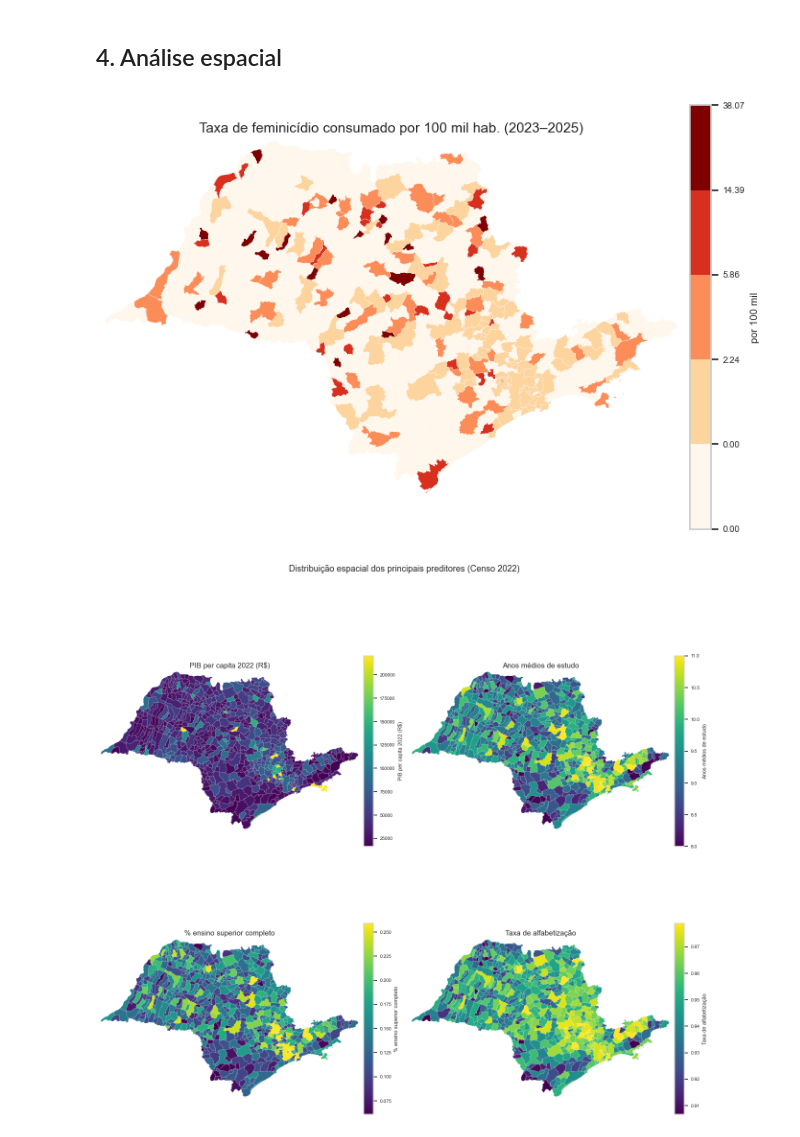
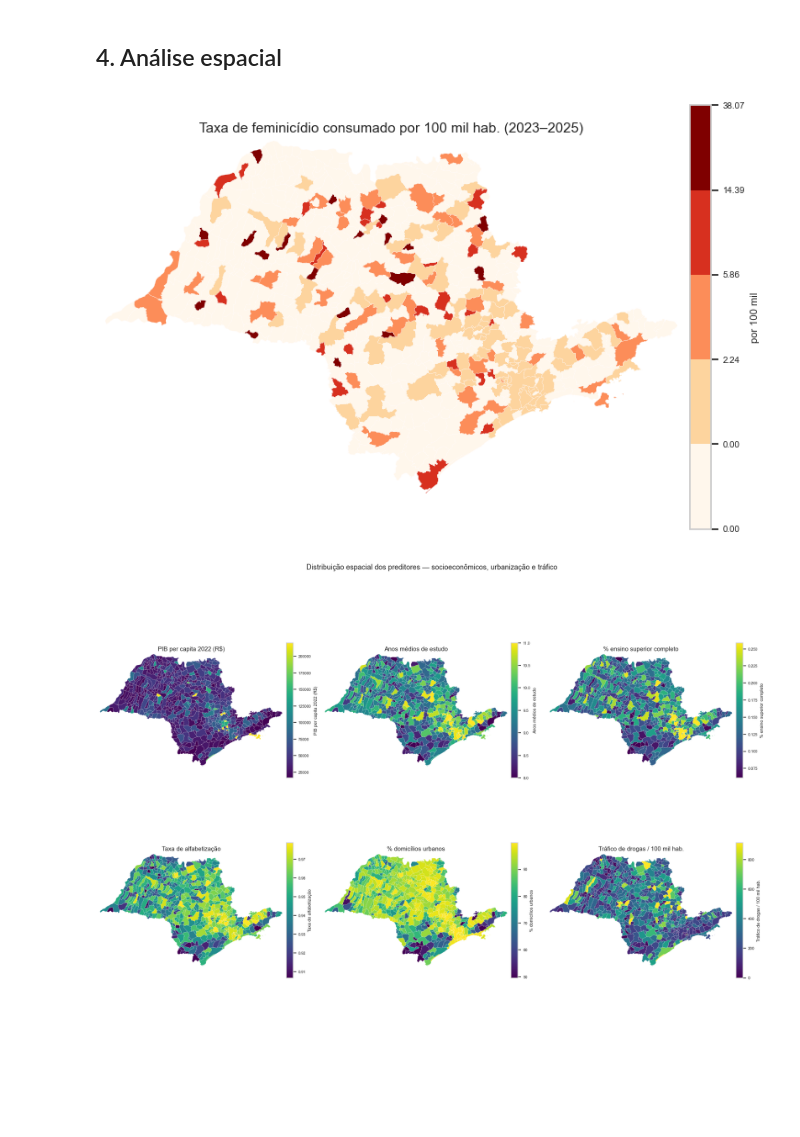
Before and after one commit to felipeal15/Insper_Data-Consilium, a Jupyter notebook: final/analise_final.ipynb, the cells around one changed output. Saved outputs shown, nothing was run; the diff lists cells and outputs as text; code cells hidden in the pictures; blank space fills up the shorter version.

```diff
--- a/final/analise_final.ipynb
+++ b/final/analise_final.ipynb
@@ -165,19 +184,29 @@ from matplotlib.patches import Polygon as MplPoly
 from matplotlib.collections import PatchCollection
 sns.set_theme(style="whitegrid", context="notebook")
 
-PRED = ["pib_per_capita_2022", "taxa_alfabetizacao", "anos_medios_estudo",
-        "pct_ensino_medio", "pct_ensino_superior"]
+# Preditores fixos no município (Censo 2022) + os de contexto adicionados na Fase 1.
+PRED_FIX = ["pib_per_capita_2022", "taxa_alfabetizacao", "anos_medios_estudo",
+            "pct_ensino_medio", "pct_ensino_superior",
+            "taxa_urbanizacao_pct", "taxa_saneamento_basico_pct"]
+# tráfico VARIA no tempo -> tratado à parte (agregado como o desfecho).
+PRED = PRED_FIX + ["taxa_trafico_drogas_100k"]
 ROTULO = {"pib_per_capita_2022": "PIB per capita 2022 (R$)", "taxa_alfabetizacao": "Taxa de alfabetização",
           "anos_medios_estudo": "Anos médios de estudo", "pct_ensino_medio": "% ensino médio completo+",
-          "pct_ensino_superior": "% ensino superior completo"}
+          "pct_ensino_superior": "% ensino superior completo",
+          "taxa_urbanizacao_pct": "% domicílios urbanos", "taxa_saneamento_basico_pct": "% domic. c/ rede de água",
+          "taxa_trafico_drogas_100k": "Tráfico de drogas / 100 mil hab."}
 
 # cross-section: consumados agregados em 2023-2025 (exclui 2022 = artefato)
-sub = painel[painel["ano"].isin([2023, 2024, 2025])]
+sub = painel[painel["ano"].isin([2023, 2024, 2025])].copy()
+# tráfico é taxa anual; reconstruímos a contagem p/ agregar pela MESMA receita do desfecho
+sub["n_trafico"] = (sub["taxa_trafico_drogas_100k"] / 1e5 * sub["populacao"]).round()
 cs = (sub.groupby(["id_municipio", "municipio"])
          .agg(n_consumado=("n_consumado", "sum"), pop_media=("populacao", "mean"),
-              **{p: (p, "first") for p in PRED})
+              n_trafico=("n_trafico", "sum"),
+              **{p: (p, "first") for p in PRED_FIX})
          .reset_index())
 cs["taxa_consumado_100k"] = cs["n_consumado"] / cs["pop_media"] * 1e5
+cs["taxa_trafico_drogas_100k"] = cs["n_trafico"] / cs["pop_media"] * 1e5
 Y = "taxa_consumado_100k"
 print("cross-section:", cs.shape)
 cs.head()
@@ -231,7 +260,7 @@ Municípios com >=1 consumado (2023-2025): 185
 def spearman(a, b):
     return pd.concat([a, b], axis=1).rank().corr().iloc[0, 1]
 
-fig, axes = plt.subplots(2, 3, figsize=(15, 9)); axes = axes.ravel()
+fig, axes = plt.subplots(3, 3, figsize=(15, 13)); axes = axes.ravel()
 linhas = []
 for i, p in enumerate(PRED):
     r_p = cs[p].corr(cs[Y]); r_s = spearman(cs[p], cs[Y]); linhas.append((ROTULO[p], r_p, r_s))
@@ -253,6 +285,6 @@ pd.DataFrame(linhas, columns=["preditor", "Pearson", "Spearman"]).round(3)
 # %%
 # quartis: média (inflada por outliers) vs mediana (carrega o sinal)
-fig, axes = plt.subplots(2, 3, figsize=(15, 8)); axes = axes.ravel()
+fig, axes = plt.subplots(3, 3, figsize=(15, 12)); axes = axes.ravel()
 for i, p in enumerate(PRED):
     q = pd.qcut(cs[p], 4, labels=["Q1", "Q2", "Q3", "Q4"], duplicates="drop")
     g = cs.groupby(q, observed=True)[Y].agg(["mean", "median"])
@@ -270,7 +304,7 @@ plt.tight_layout(); plt.show()
 ## 3. Multicolinearidade entre preditores
 # %%
 cm = cs[PRED].corr()
-fig, ax = plt.subplots(figsize=(7.5, 6))
+fig, ax = plt.subplots(figsize=(9.5, 8))
 sns.heatmap(cm, annot=True, fmt=".2f", cmap="RdBu_r", vmin=-1, vmax=1, square=True,
             xticklabels=[ROTULO[p] for p in PRED], yticklabels=[ROTULO[p] for p in PRED], ax=ax)
 ax.set_title("Correlação entre preditores"); plt.tight_layout(); plt.show()
@@ -287,6 +321,8 @@ def vif(df, cols):
         out[c] = round(1 / (1 - r2), 2)
     return pd.Series(out)
 
-print("\nVIF — todos os 5:");                              print(vif(cs, PRED).to_string())
-print("\nVIF — {pib, alfabetização, anos de estudo}:");   print(vif(cs, ["pib_per_capita_2022", "taxa_alfabetizacao", "anos_medios_estudo"]).to_string())
+print("\nVIF - todos os 8:");                                    print(vif(cs, PRED).to_string())
+print("\nVIF - nucleo {pib, alfabetizacao, anos de estudo}:");   print(vif(cs, ["pib_per_capita_2022", "taxa_alfabetizacao", "anos_medios_estudo"]).to_string())
+print("\nVIF - recomendado + contexto (pib, alfab., anos estudo, urbanizacao, trafico):")
+print(vif(cs, ["pib_per_capita_2022", "taxa_alfabetizacao", "anos_medios_estudo", "taxa_urbanizacao_pct", "taxa_trafico_drogas_100k"]).to_string())
 # %% [output]
@@ -335,35 +377,36 @@ def rings(geom):
 def choropleth(ax, vbi, title, cmap="viridis", boundaries=None, label=""):
     patches, data = [], []; bb = [1e9, 1e9, -1e9, -1e9]
     for code, geom in geom_by_code.items():
         v = vbi.get(code, np.nan)
         for ring in rings(geom):
             patches.append(MplPoly(ring, closed=True)); data.append(v)
             bb = [min(bb[0], ring[:, 0].min()), min(bb[1], ring[:, 1].min()),
                   max(bb[2], ring[:, 0].max()), max(bb[3], ring[:, 1].max())]
     data = np.asarray(data, float)
     if boundaries is not None:
         cmap_o = plt.get_cmap(cmap, len(boundaries) - 1); norm = mcolors.BoundaryNorm(boundaries, cmap_o.N)
     else:
         cmap_o = plt.get_cmap(cmap); norm = mcolors.Normalize(np.nanpercentile(data, 2), np.nanpercentile(data, 98))
     pc = PatchCollection(patches, cmap=cmap_o, norm=norm, edgecolor="white", linewidth=.12); pc.set_array(data)
     ax.add_collection(pc); ax.set_xlim(bb[0], bb[2]); ax.set_ylim(bb[1], bb[3])
     ax.set_aspect("equal"); ax.axis("off"); ax.set_title(title, fontsize=11)
     cb = plt.colorbar(pc, ax=ax, fraction=.035, pad=.02); cb.set_label(label, fontsize=8); cb.ax.tick_params(labelsize=7)
 
 # desfecho: cinza claro = sem consumado; positivos em quartis (OrRd)
 t = cs.set_index("id_municipio")[Y]; pos = t[t > 0]
 bnd = sorted(set([0, 1e-9, pos.quantile(.5), pos.quantile(.75), pos.quantile(.9), float(t.max()) * 1.001]))
 fig, ax = plt.subplots(figsize=(8.5, 8.5))
 choropleth(ax, t.to_dict(), "Taxa de feminicídio consumado por 100 mil hab. (2023–2025)", cmap="OrRd", boundaries=bnd, label="por 100 mil")
 plt.show()
 
-maps = ["pib_per_capita_2022", "anos_medios_estudo", "pct_ensino_superior", "taxa_alfabetizacao"]
-fig, axes = plt.subplots(2, 2, figsize=(13, 13)); axes = axes.ravel()
+maps = ["pib_per_capita_2022", "anos_medios_estudo", "pct_ensino_superior",
+        "taxa_alfabetizacao", "taxa_urbanizacao_pct", "taxa_trafico_drogas_100k"]
+fig, axes = plt.subplots(2, 3, figsize=(17, 12)); axes = axes.ravel()
 for i, p in enumerate(maps):
     choropleth(axes[i], cs.set_index("id_municipio")[p].to_dict(), ROTULO[p], cmap="viridis", label=ROTULO[p])
-plt.suptitle("Distribuição espacial dos principais preditores (Censo 2022)", y=1.0, fontsize=13)
+plt.suptitle("Distribuição espacial dos preditores — socioeconômicos, urbanização e tráfico", y=1.0, fontsize=13)
 plt.tight_layout(); plt.show()
 # %% [output]
 [figure]
-[figure, old version]
+[figure, new version]
 # %% [markdown]
```
Also changed, not shown: parts of 12 cells of this notebook, 2 other files.
